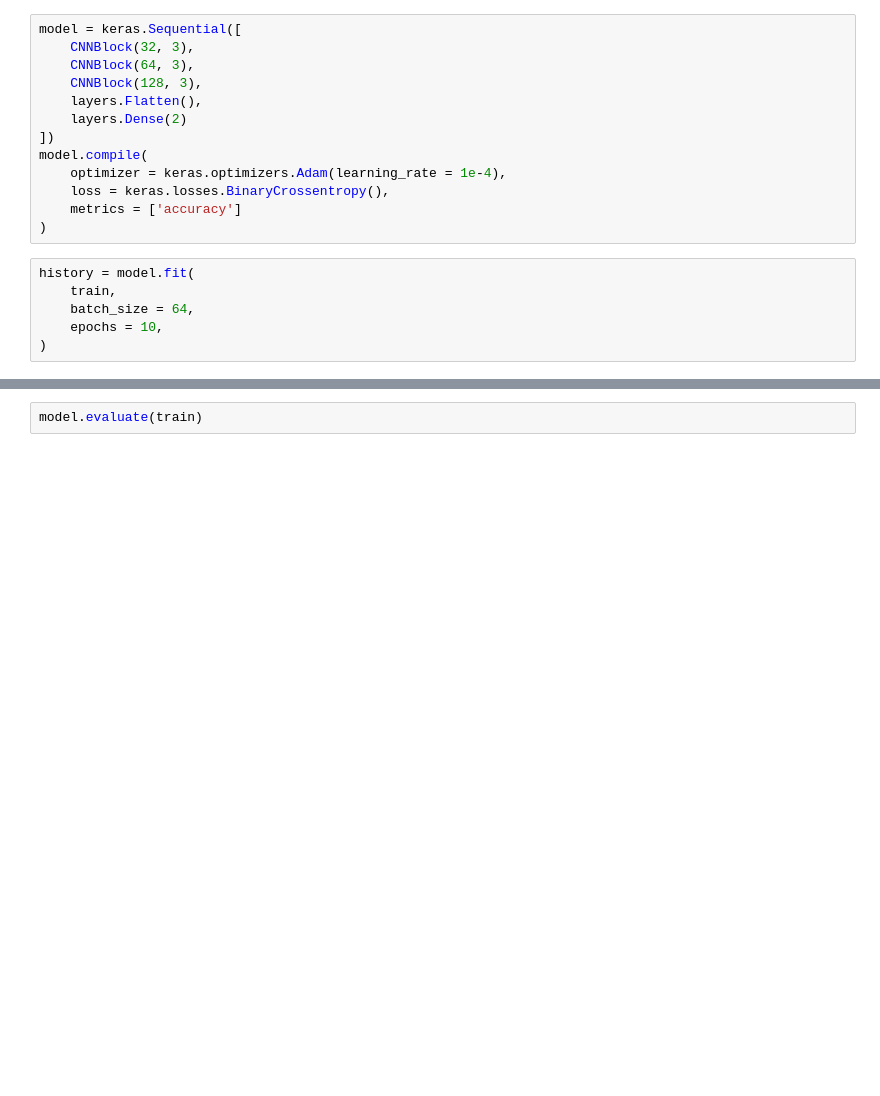
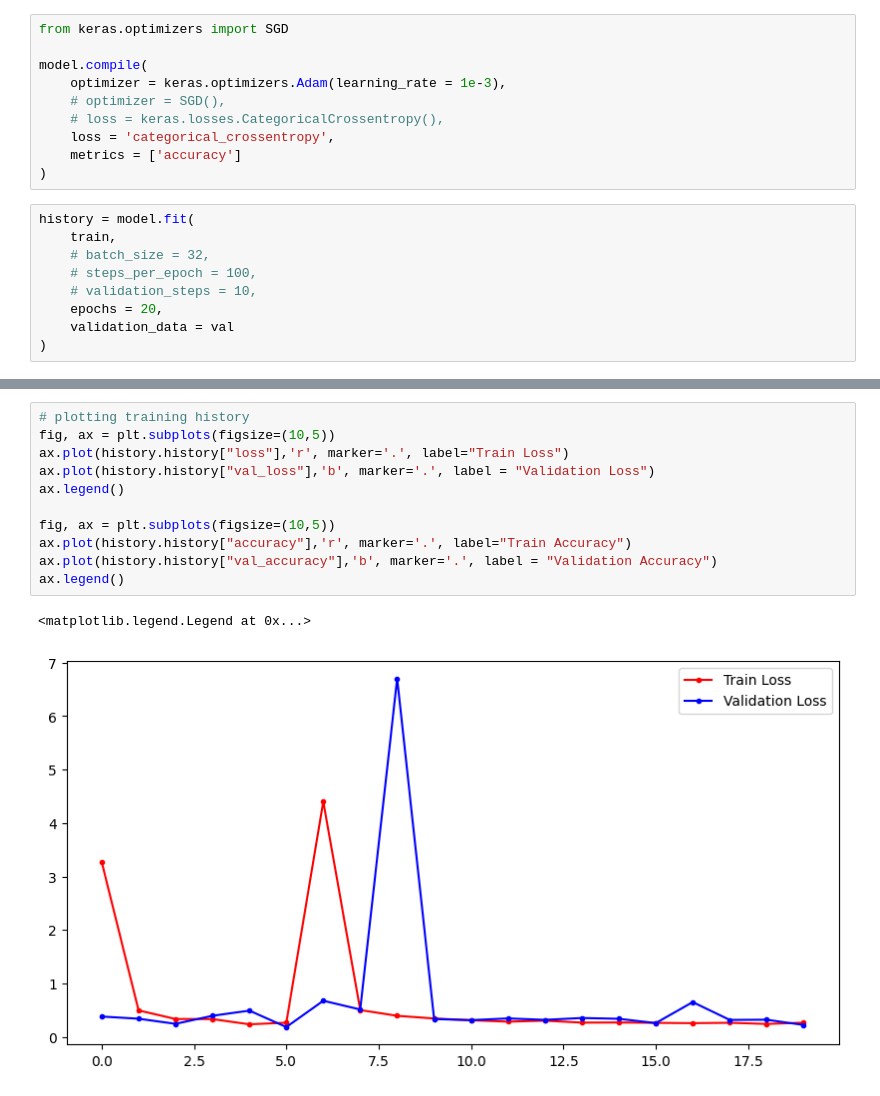
Before and after one commit to jericojr23/Chest-X-ray-detection, a Jupyter notebook: CNN-model-scratch.ipynb, the cells around one changed output, grey strips where cells are left out. Drawn from its saved outputs; the diff is of its cells as text; blank space fills up the shorter version.

```diff
--- a/CNN-model-scratch.ipynb
+++ b/CNN-model-scratch.ipynb
@@ -72,20 +171,20 @@ class CNNBlock(layers.Layer):
 # %%
-model = keras.Sequential([
-    CNNBlock(32, 3),
-    CNNBlock(64, 3),
-    CNNBlock(128, 3),
-    layers.Flatten(),
-    layers.Dense(2)
-])
+from keras.optimizers import SGD
+
 model.compile(
-    optimizer = keras.optimizers.Adam(learning_rate = 1e-4),
-    loss = keras.losses.BinaryCrossentropy(),
+    optimizer = keras.optimizers.Adam(learning_rate = 1e-3),
+    # optimizer = SGD(),
+    # loss = keras.losses.CategoricalCrossentropy(),
+    loss = 'categorical_crossentropy',
     metrics = ['accuracy']
 )
 # %%
 history = model.fit(
     train,
-    batch_size = 64,
-    epochs = 10,
+    # batch_size = 32,
+    # steps_per_epoch = 100,
+    # validation_steps = 10,
+    epochs = 20,
+    validation_data = val
 )
 # %% [output]
@@ -109,2 +208,14 @@ Epoch 10/10
-# %%
-model.evaluate(train)
+# %%
+# plotting training history
+fig, ax = plt.subplots(figsize=(10,5))
+ax.plot(history.history["loss"],'r', marker='.', label="Train Loss")
+ax.plot(history.history["val_loss"],'b', marker='.', label = "Validation Loss")
+ax.legend()
+
+fig, ax = plt.subplots(figsize=(10,5))
+ax.plot(history.history["accuracy"],'r', marker='.', label="Train Accuracy")
+ax.plot(history.history["val_accuracy"],'b', marker='.', label = "Validation Accuracy")
+ax.legend()
+# %% [output]
+<matplotlib.legend.Legend at 0x...>
+[figure, added]
```
Also changed, not shown: parts of 13 cells of this notebook.
